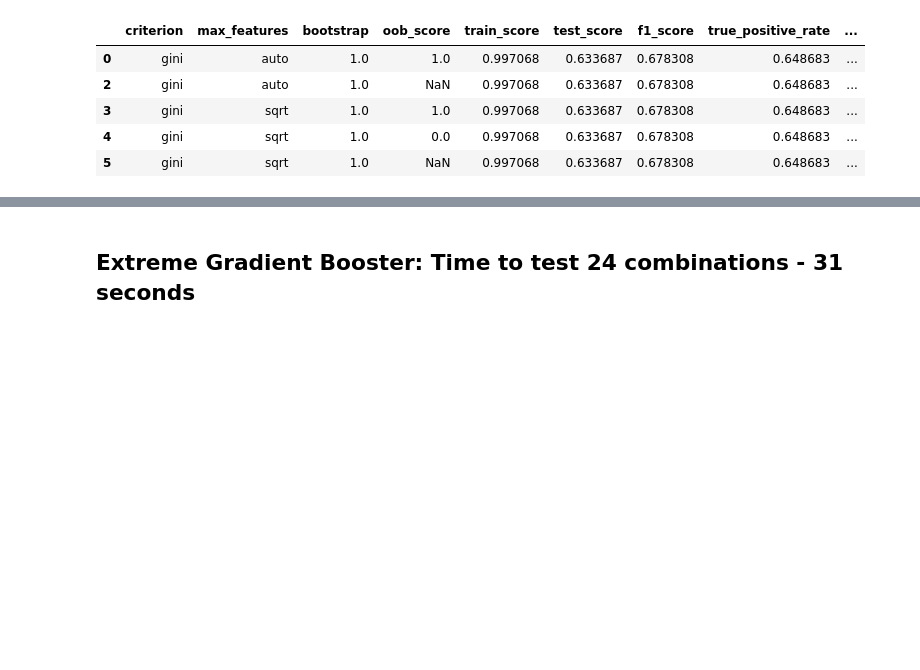
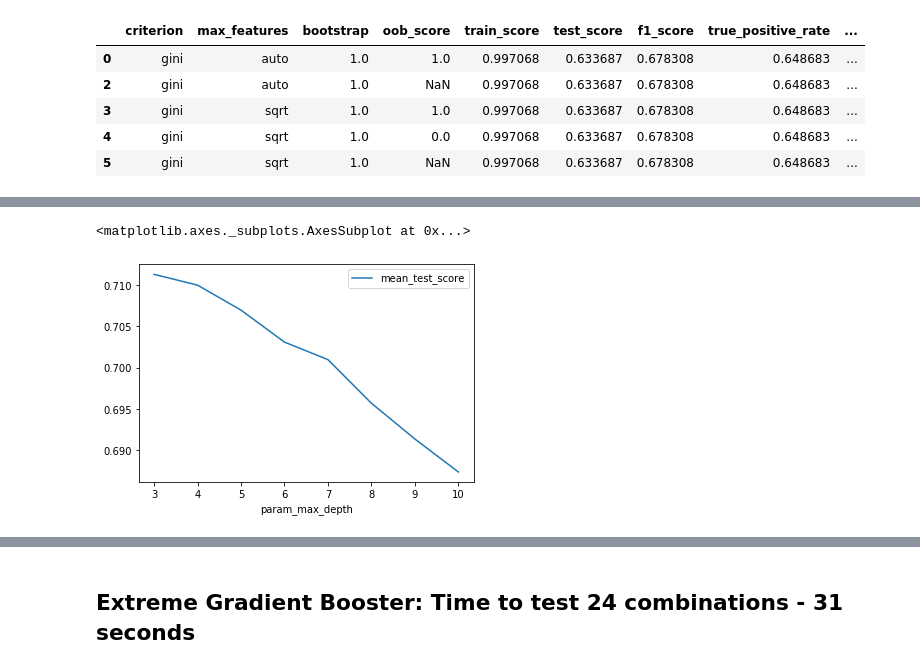
Before and after one commit to dray89/Python, a Jupyter notebook: Kickstarter_dataproject.ipynb, the cells around one changed output, grey strips where cells are left out. Drawn from its saved outputs; the diff is of its cells as text; code cells hidden in the pictures; blank space fills up the shorter version.

```diff
--- a/Kickstarter_dataproject.ipynb
+++ b/Kickstarter_dataproject.ipynb
@@ -1330,0 +1368,5 @@ df.head()
+# %%
+df[['param_max_depth', 'mean_test_score']].groupby('param_max_depth').mean().plot()
+# %% [output]
+<matplotlib.axes._subplots.AxesSubplot at 0x...>
+[figure, added]
```
Also changed, not shown: parts of 16 cells of this notebook.
